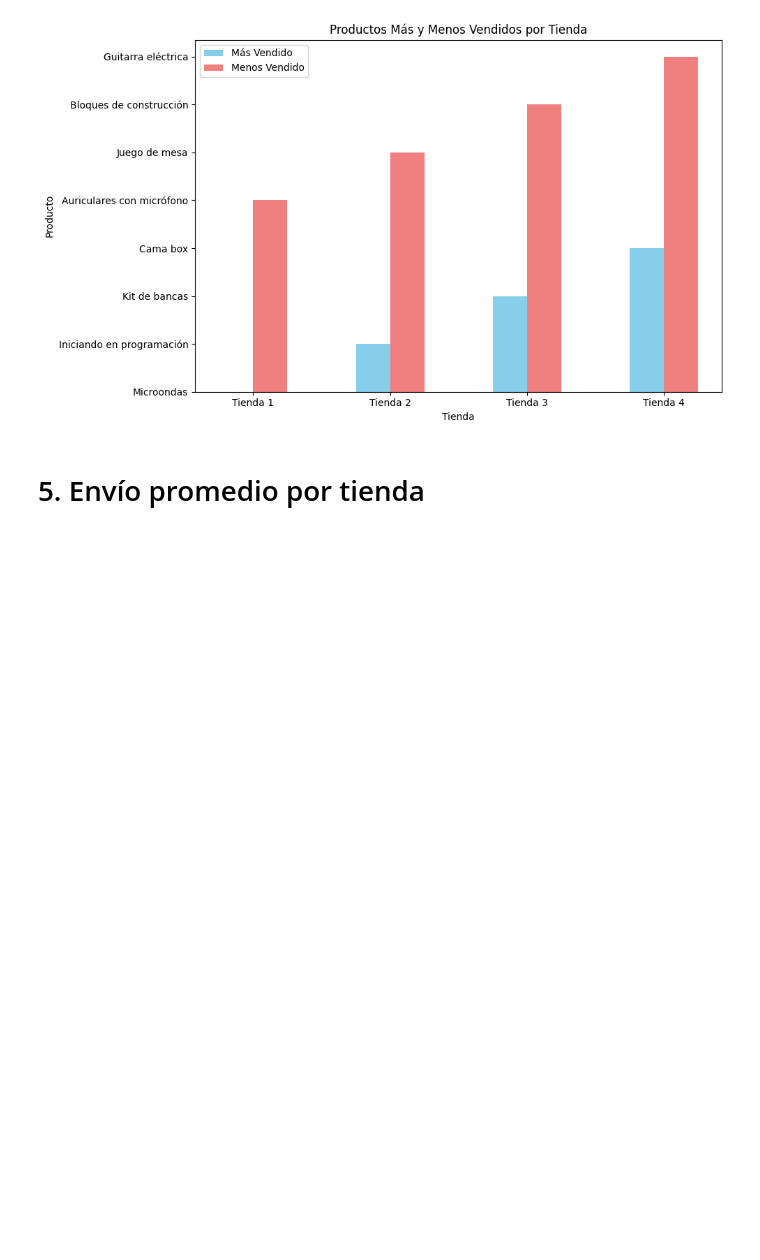
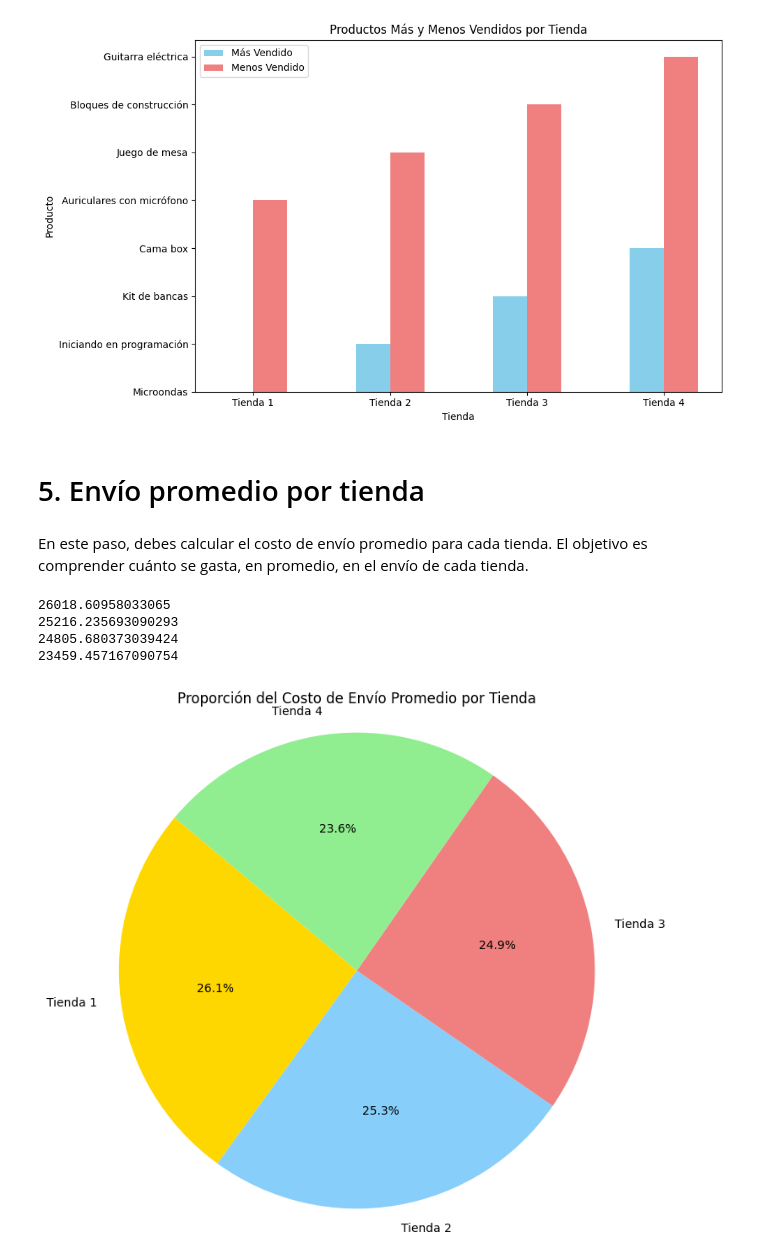
Before and after one commit to patriciopilco/Programming-Skills-Level0, a Jupyter notebook: AluraStoreLatam.ipynb, the cells around one changed output. Drawn from its saved outputs; the diff is of its cells as text; code cells hidden in the pictures; blank space fills up the shorter version.

Commit message:
Envío promedio por tienda

```diff
--- a/AluraStoreLatam.ipynb
+++ b/AluraStoreLatam.ipynb
@@ -312,3 +312,51 @@ matplotlib.pyplot.show()
 [figure]
 # %% [markdown]
 # 5. Envío promedio por tienda
+# %% [markdown]
+En este paso, debes calcular el costo de envío promedio para cada tienda. El objetivo es comprender cuánto se gasta, en promedio, en el envío de cada tienda.
+# %%
+# Tienda 1
+
+envio_tienda1 = tienda['Costo de envío'].mean()
+print(envio_tienda1)
+
+# Tienda 2
+
+envio_tienda2 = tienda2['Costo de envío'].mean()
+print(envio_tienda2)
+
+# Tienda 3
+
+envio_tienda3 = tienda3['Costo de envío'].mean()
+print(envio_tienda3)
+
+# Tienda 4
+
+envio_tienda4 = tienda4['Costo de envío'].mean()
+print(envio_tienda4)
+# %% [output]
+26018.60958033065
+25216.235693090293
+24805.680373039424
+23459.457167090754
+# %%
+import matplotlib.pyplot as plt
+import numpy as np
+
+envio_promedio_por_tienda = {
+    'Tienda 1': envio_tienda1,
+    'Tienda 2': envio_tienda2,
+    'Tienda 3': envio_tienda3,
+    'Tienda 4': envio_tienda4
+}
+
+nombres_tiendas = list(envio_promedio_por_tienda.keys())
+envios_promedios = list(envio_promedio_por_tienda.values())
+
+plt.figure(figsize=(8, 8))
+plt.pie(envios_promedios, labels=nombres_tiendas, autopct='%1.1f%%', startangle=140, colors=['gold', 'lightskyblue', 'lightcoral', 'lightgreen'])
+plt.title('Proporción del Costo de Envío Promedio por Tienda')
+plt.axis('equal')  # Equal aspect ratio asegura que la torta se dibuje como un círculo.
+plt.show()
+# %% [output]
+[figure, added]
```
